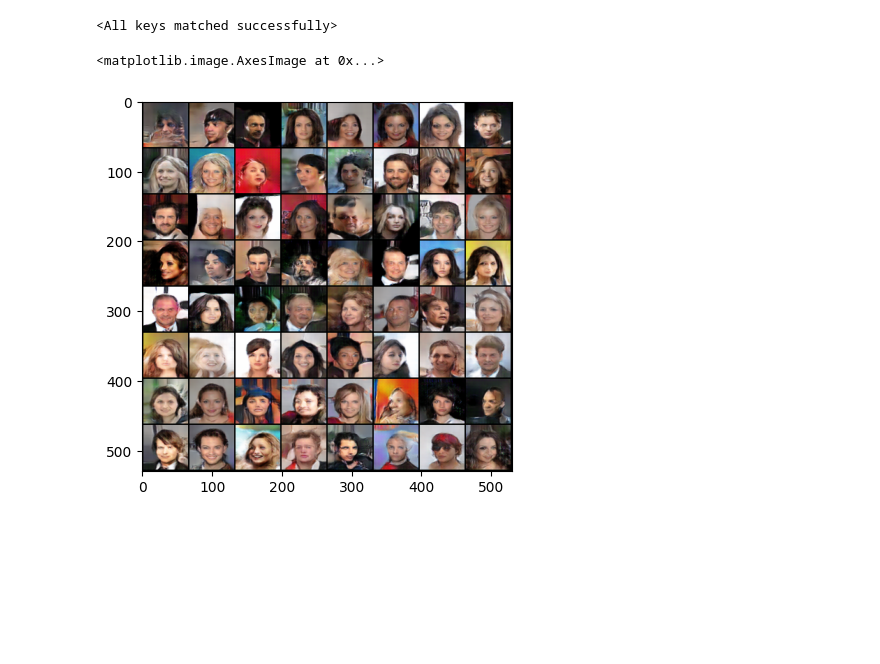
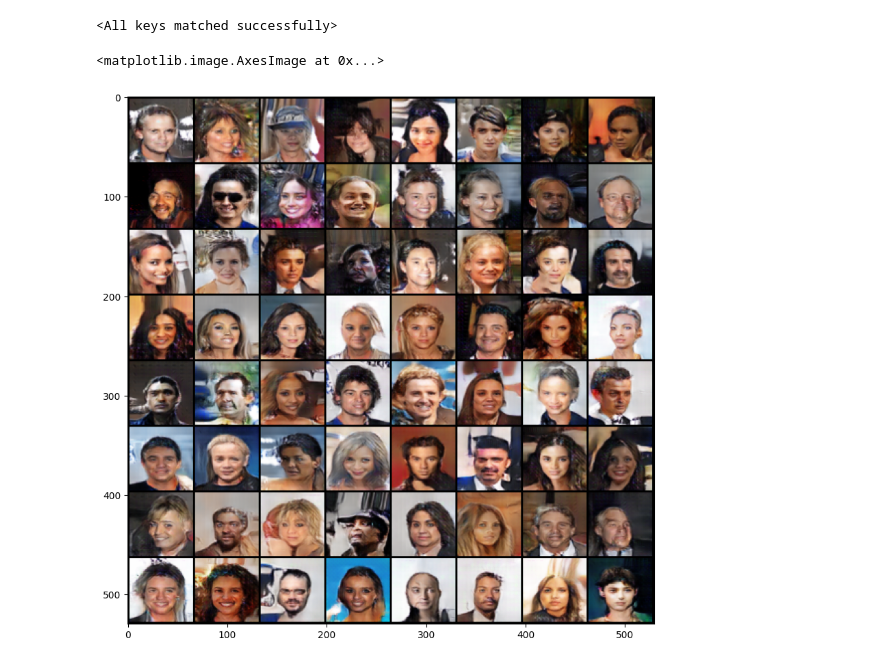
Before and after one commit to Nhuengzii/SilaNet, a Jupyter notebook: visualize-model.ipynb, the cells around one changed output. Cells and saved outputs as stored; diff of their text form; code cells hidden in the pictures; blank space fills up the shorter version.

```diff
--- a/visualize-model.ipynb
+++ b/visualize-model.ipynb
@@ -6,7 +6,7 @@ import numpy as np
 from torchvision.utils import make_grid
 # %%
 device = torch.device("cuda:0" if torch.cuda.is_available() else "cpu")
-generator_state_dict = "./checkpoint/generator.pt"
+generator_state_dict = "./checkpoint/generator_end.pt"
 generator = GeneratorNetwork().to(device)
 generator.load_state_dict(torch.load(generator_state_dict))
 # %% [output]
@@ -14,9 +14,10 @@ generator.load_state_dict(torch.load(generator_state_dict))
 # %%
 noise = torch.randn(size=(64, 100, 1, 1)).to(device)
 with torch.no_grad():
     images = generator(noise)
 images_plot = make_grid(images.cpu(), padding=2, normalize=True)
+plt.figure(figsize=(10, 10))
 plt.imshow(np.transpose(images_plot, (1, 2, 0)))
 # %% [output]
 <matplotlib.image.AxesImage at 0x...>
-[figure, old version]
+[figure, new version]
```
Also changed, not shown: 1 other file.
